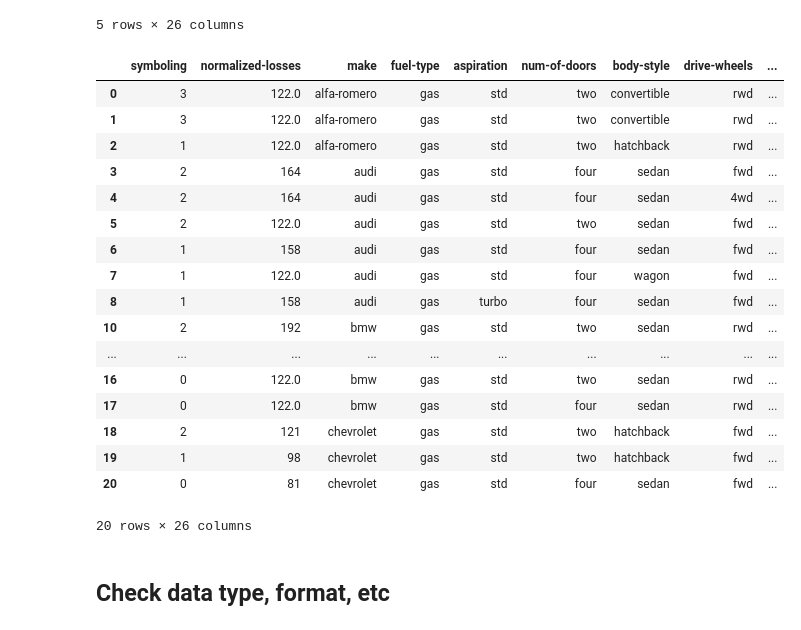
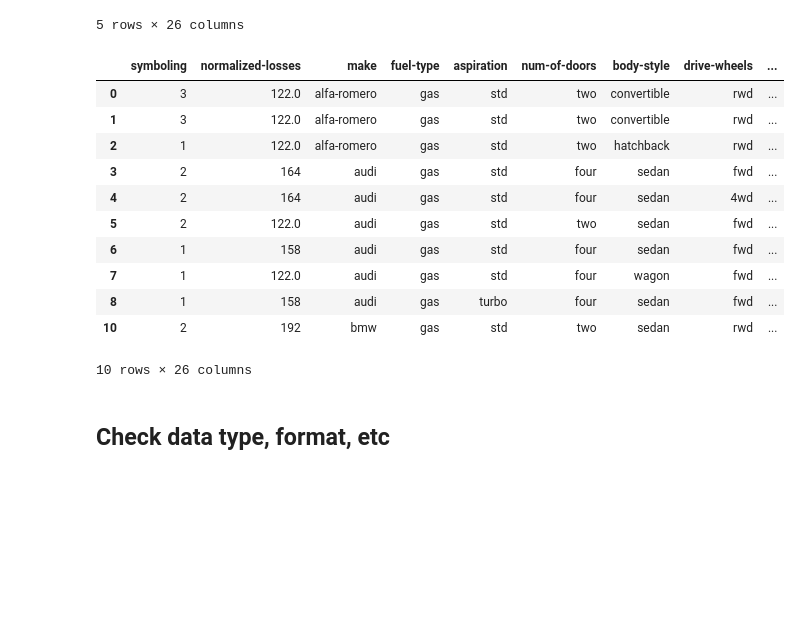
Before and after one commit to essetetsahai/IBM-Python-Course, a Jupyter notebook: Automobile-Data-Analysis-Pandas.ipynb, the cells around one changed output. Drawn from its saved outputs; the diff is of its cells as text; code cells hidden in the pictures; blank space fills up the shorter version.

```diff
--- a/Automobile-Data-Analysis-Pandas.ipynb
+++ b/Automobile-Data-Analysis-Pandas.ipynb
@@ -242,29 +257,24 @@ df.head(5)
 | 4 | 2 | 164 | audi | gas | std | four | sedan | 4wd | ... |
 5 rows × 26 columns
 # %%
-# reset index because of dropped rows
+# reset the index because of dropped rows
+
 df.reset_index(drop=True)
 
-df.head(20)
+df.head(10)
 # %% [output]
 |  | symboling | normalized-losses | make | fuel-type | aspiration | num-of-doors | body-style | drive-wheels | ... |
 | 0 | 3 | 122.0 | alfa-romero | gas | std | two | convertible | rwd | ... |
 | 1 | 3 | 122.0 | alfa-romero | gas | std | two | convertible | rwd | ... |
 | 2 | 1 | 122.0 | alfa-romero | gas | std | two | hatchback | rwd | ... |
 | 3 | 2 | 164 | audi | gas | std | four | sedan | fwd | ... |
 | 4 | 2 | 164 | audi | gas | std | four | sedan | 4wd | ... |
 | 5 | 2 | 122.0 | audi | gas | std | two | sedan | fwd | ... |
 | 6 | 1 | 158 | audi | gas | std | four | sedan | fwd | ... |
 | 7 | 1 | 122.0 | audi | gas | std | four | wagon | fwd | ... |
 | 8 | 1 | 158 | audi | gas | turbo | four | sedan | fwd | ... |
 | 10 | 2 | 192 | bmw | gas | std | two | sedan | rwd | ... |
-| ... | ... | ... | ... | ... | ... | ... | ... | ... | ... |
-| 16 | 0 | 122.0 | bmw | gas | std | two | sedan | rwd | ... |
-| 17 | 0 | 122.0 | bmw | gas | std | four | sedan | rwd | ... |
-| 18 | 2 | 121 | chevrolet | gas | std | two | hatchback | fwd | ... |
-| 19 | 1 | 98 | chevrolet | gas | std | two | hatchback | fwd | ... |
-| 20 | 0 | 81 | chevrolet | gas | std | four | sedan | fwd | ... |
-20 rows × 26 columns
+10 rows × 26 columns
 # %% [markdown]
 ## Check data type, format, etc
 # %%
```
Also changed, not shown: parts of 38 cells of this notebook.
